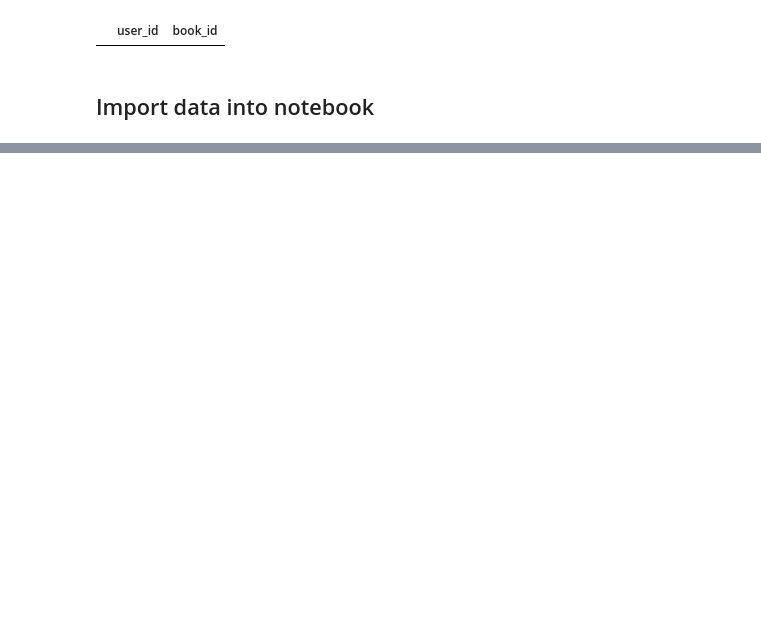
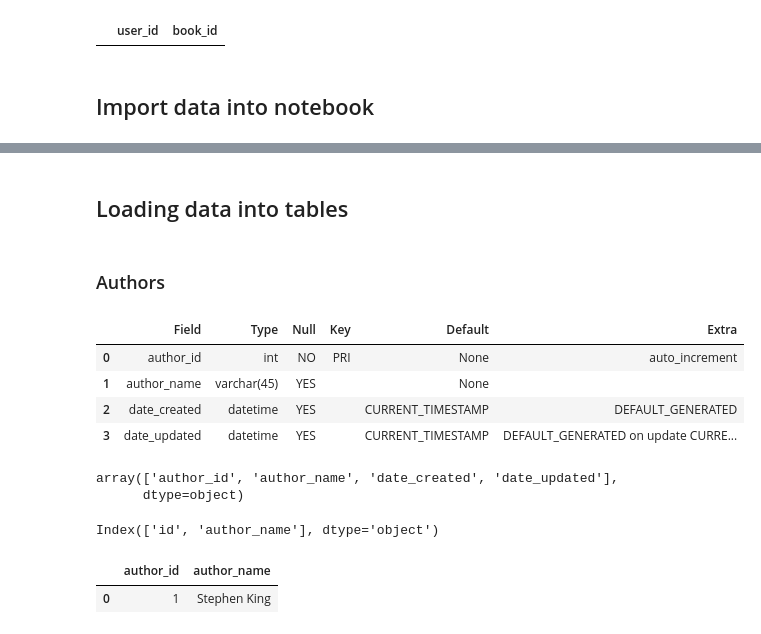
Before and after one commit to SeeBee8/Books, a Jupyter notebook: Books.ipynb, the cells around one changed output, grey strips where cells are left out. Drawn from its saved outputs; the diff is of its cells as text; code cells hidden in the pictures; blank space fills up the shorter version.

```diff
--- a/Books.ipynb
+++ b/Books.ipynb
@@ -79,4 +82,6 @@ pd.read_sql(q, engine)
 # %% [markdown]
 ## Import data into notebook
 # %%
-authors = pd.read_csv("")
+authors = pd.read_csv("Data/authors - authors.csv")
+authors.info
+authors.head()
@@ -82,0 +126,34 @@ authors = pd.read_csv("")
+# %% [markdown]
+## Loading data into tables
+# %% [markdown]
+### Authors
+# %%
+q = """
+DESCRIBE authors;
+"""
+describe = pd.read_sql(q, engine)
+describe
+# %% [output]
+|  | Field | Type | Null | Key | Default | Extra |
+| 0 | author_id | int | NO | PRI | None | auto_increment |
+| 1 | author_name | varchar(45) | YES |  | None |  |
+| 2 | date_created | datetime | YES |  | CURRENT_TIMESTAMP | DEFAULT_GENERATED |
+| 3 | date_updated | datetime | YES |  | CURRENT_TIMESTAMP | DEFAULT_GENERATED on update CURRE... |
+# %%
+#Check field names
+describe['Field'].values
+# %% [output]
+array(['author_id', 'author_name', 'date_created', 'date_updated'],
+      dtype=object)
+# %%
+#Check dataframe's columns
+authors.columns
+# %% [output]
+Index(['id', 'author_name'], dtype='object')
+# %%
+rename_authors = {'id':'author_id'}
+authors = authors.rename(rename_authors, axis = 1)
+authors.head(1)
+# %% [output]
+|  | author_id | author_name |
+| 0 | 1 | Stephen King |
```
Also changed, not shown: parts of 40 cells of this notebook, 4 other files.
